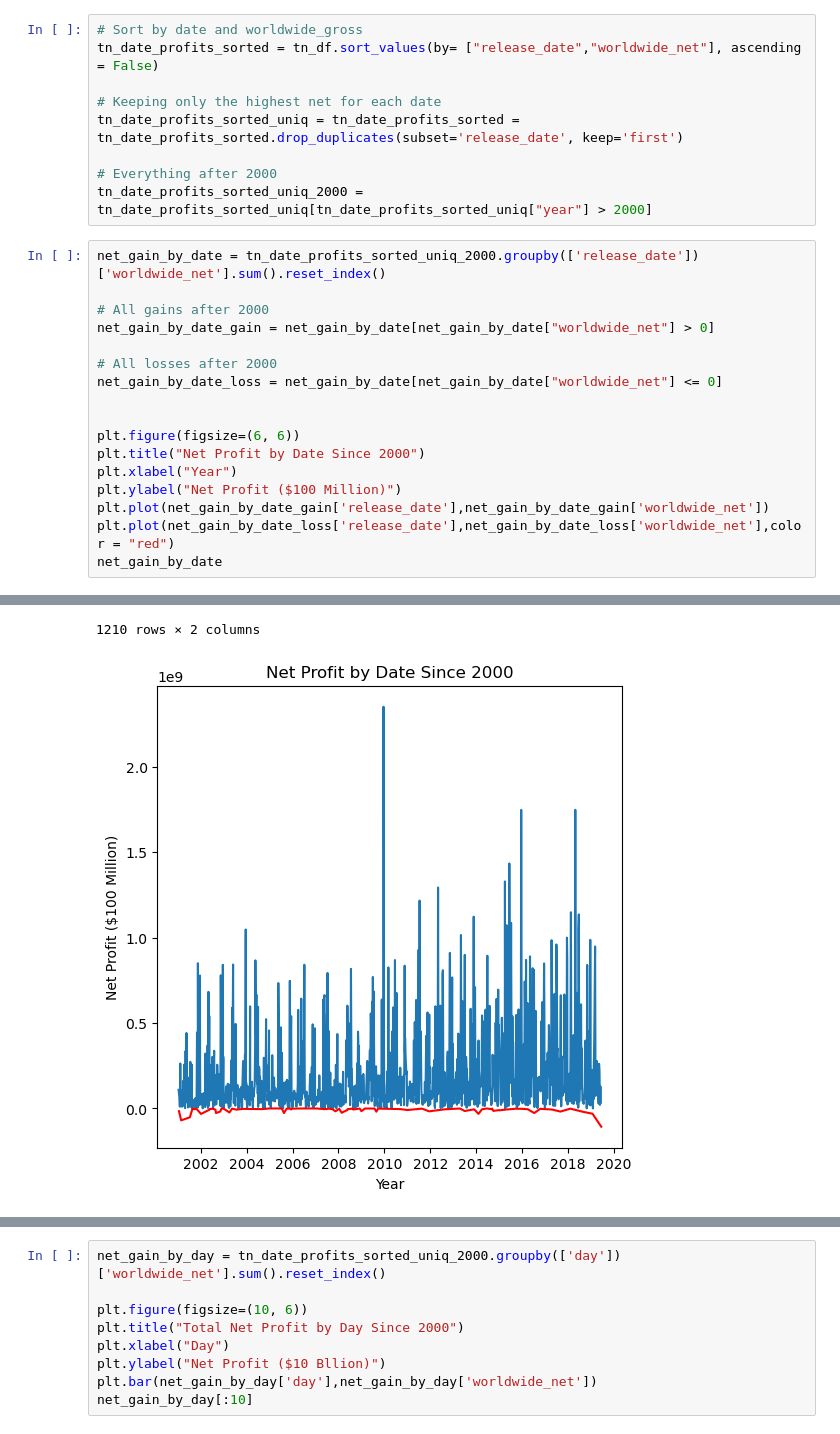
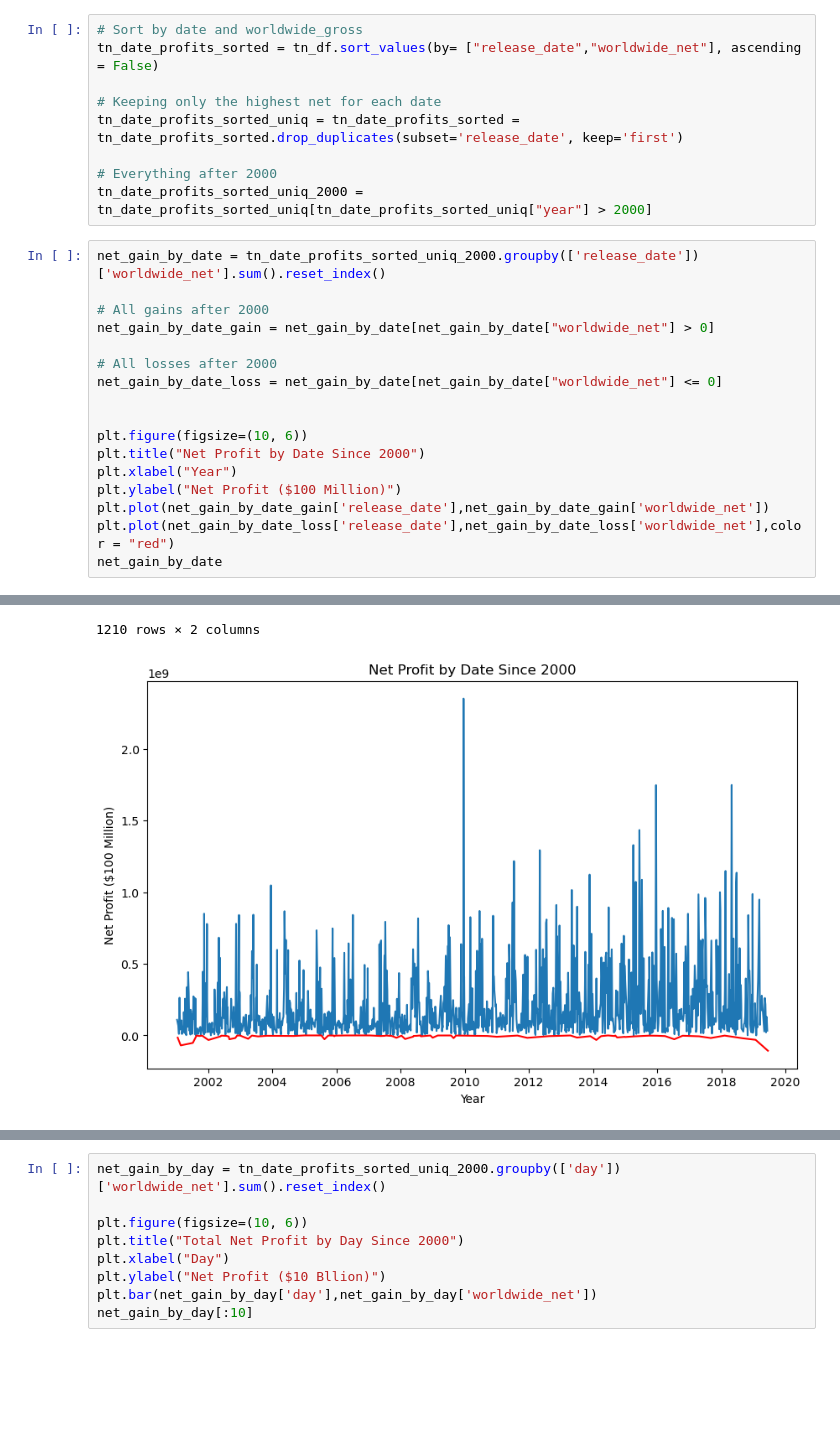
Before and after one commit to Gfatouras/Movie-Database-Analysis, a Jupyter notebook: student.ipynb, the cells around one changed output, grey strips where cells are left out. Cells and saved outputs as stored; diff of their text form; blank space fills up the shorter version.

```diff
--- a/student.ipynb
+++ b/student.ipynb
@@ -806,32 +820,32 @@ tn_date_profits_sorted_uniq_2000 = tn_date_profits_sorted_uniq[tn_date_profits_s
 # %%
 net_gain_by_date = tn_date_profits_sorted_uniq_2000.groupby(['release_date'])['worldwide_net'].sum().reset_index()
 
 # All gains after 2000
 net_gain_by_date_gain = net_gain_by_date[net_gain_by_date["worldwide_net"] > 0]
 
 # All losses after 2000
 net_gain_by_date_loss = net_gain_by_date[net_gain_by_date["worldwide_net"] <= 0]
 
 
-plt.figure(figsize=(6, 6))
+plt.figure(figsize=(10, 6))
 plt.title("Net Profit by Date Since 2000")
 plt.xlabel("Year")
 plt.ylabel("Net Profit ($100 Million)")
 plt.plot(net_gain_by_date_gain['release_date'],net_gain_by_date_gain['worldwide_net'])
 plt.plot(net_gain_by_date_loss['release_date'],net_gain_by_date_loss['worldwide_net'],color = "red")
 net_gain_by_date
 # %% [output]
 |  | release_date | worldwide_net |
 | 0 | 2001-01-12 | 109244329 |
 | 1 | 2001-01-19 | -15593868 |
 | 2 | 2001-01-26 | 66728529 |
 | 3 | 2001-02-02 | 10384136 |
 | 4 | 2001-02-09 | 263100280 |
 | ... | ... | ... |
 | 1205 | 2019-05-17 | 216498033 |
 | 1206 | 2019-05-24 | 20989498 |
 | 1207 | 2019-05-31 | 129276941 |
 | 1208 | 2019-06-07 | 33351496 |
 | 1209 | 2019-06-14 | -106900000 |
 1210 rows × 2 columns
-[figure, old version]
+[figure, new version]
```
Also changed, not shown: parts of 52 cells of this notebook, 1 other file.
